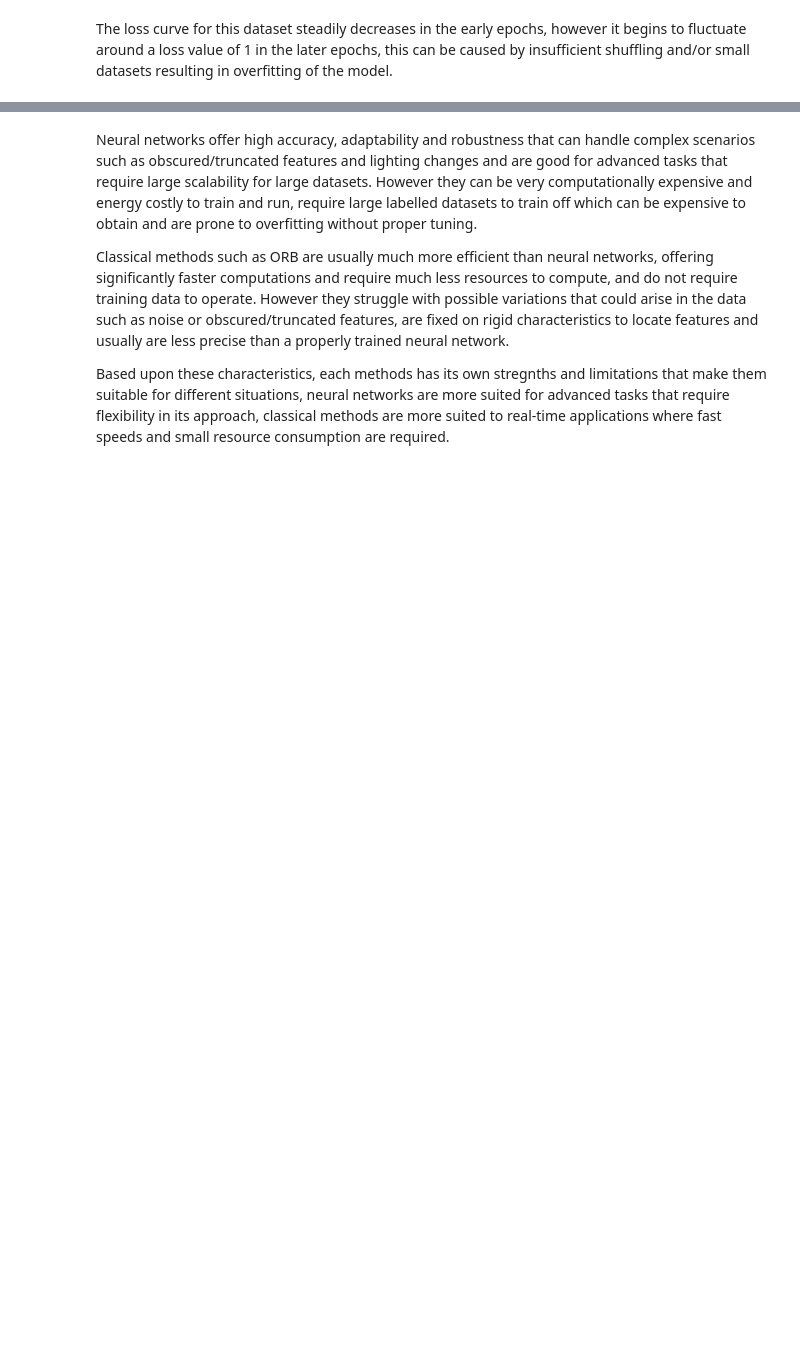
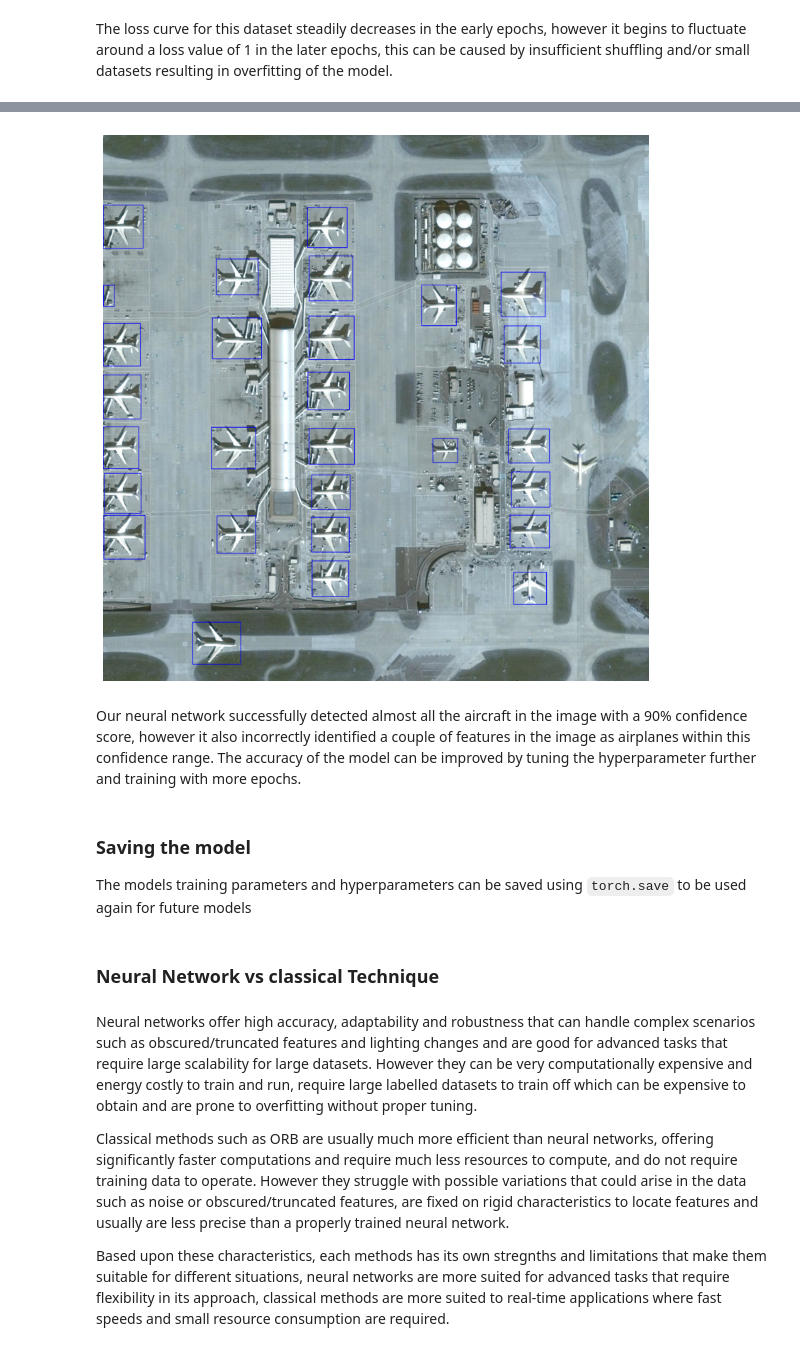
Before and after one commit to LouieDormer/Airbus-Aircraft-Detection, a Jupyter notebook: py/Question 2/Question2.ipynb, the cells around one changed output, grey strips where cells are left out. Cells and saved outputs as stored; diff of their text form; code cells hidden in the pictures; blank space fills up the shorter version.

```diff
--- a/py/Question 2/Question2.ipynb
+++ b/py/Question 2/Question2.ipynb
@@ -215,7 +229,7 @@ train_data_loader = DataLoader(
 test_data_loader = DataLoader(
     test_dataset,
     batch_size=8,
-    shuffle=True,
+    shuffle=False,
     collate_fn=collate_fn
 )
 # %% [markdown]
@@ -345,12 +393,32 @@ vsample=Image.fromarray(im)
-# %%
-draw=ImageDraw.Draw(vsample)
-for i in range(len(out_box)):
-    if out_scores[i] >= 0.5:
-        draw.rectangle(list(out_box[i]),fill=None,outline='blue')
-vsample
+# %%
+im=(images[1].permute(1,2,0).cpu().detach().numpy()*255).astype('uint8') #
+
+for i in range(len(out_box)):
+    if out_scores[i] >= 0.9:
+        # Draw the rectangle on the image
+        box = list(map(int, out_box[i]))  # Convert box coordinates to integers
+        cv2.rectangle(im, (box[0], box[1]), (box[2], box[3]), color=(255, 0, 0), thickness=2)  # Blue rectangle
+
+# Convert the image from BGR to RGB for displaying with matplotlib
+im_rgb = cv2.cvtColor(im, cv2.COLOR_BGR2RGB)
+
+# Display the image using matplotlib
+plt.figure(figsize=(10, 10))
+plt.imshow(im_rgb)
+plt.axis('off')
+plt.show()
+# %% [output]
+[figure, added]
+# %% [markdown]
+Our neural network successfully detected almost all the aircraft in the image with a 90% confidence score, however it also incorrectly identified a couple of features in the image as airplanes within this confidence range. The accuracy of the model can be improved by tuning the hyperparameter further and training with more epochs.
+# %% [markdown]
+### Saving the model
+The models training parameters and hyperparameters can be saved using `torch.save` to be used again for future models
 # %%
 model_path = os.path.join(HOME, 'py/Question 2/fasterrcnn_resnet50_fpn.pth')
 torch.save(model.state_dict(), model_path)  # saves the trained model for future use
+# %% [markdown]
+### Neural Network vs classical Technique
 # %% [markdown]
 Neural networks offer high accuracy, adaptability and robustness that can handle complex scenarios such as obscured/truncated features and lighting changes and are good for advanced tasks that require large scalability for large datasets. However they can be very computationally expensive and energy costly to train and run, require large labelled datasets to train off which can be expensive to obtain and are prone to overfitting without proper tuning.
 
```
Also changed, not shown: parts of 22 cells of this notebook.
